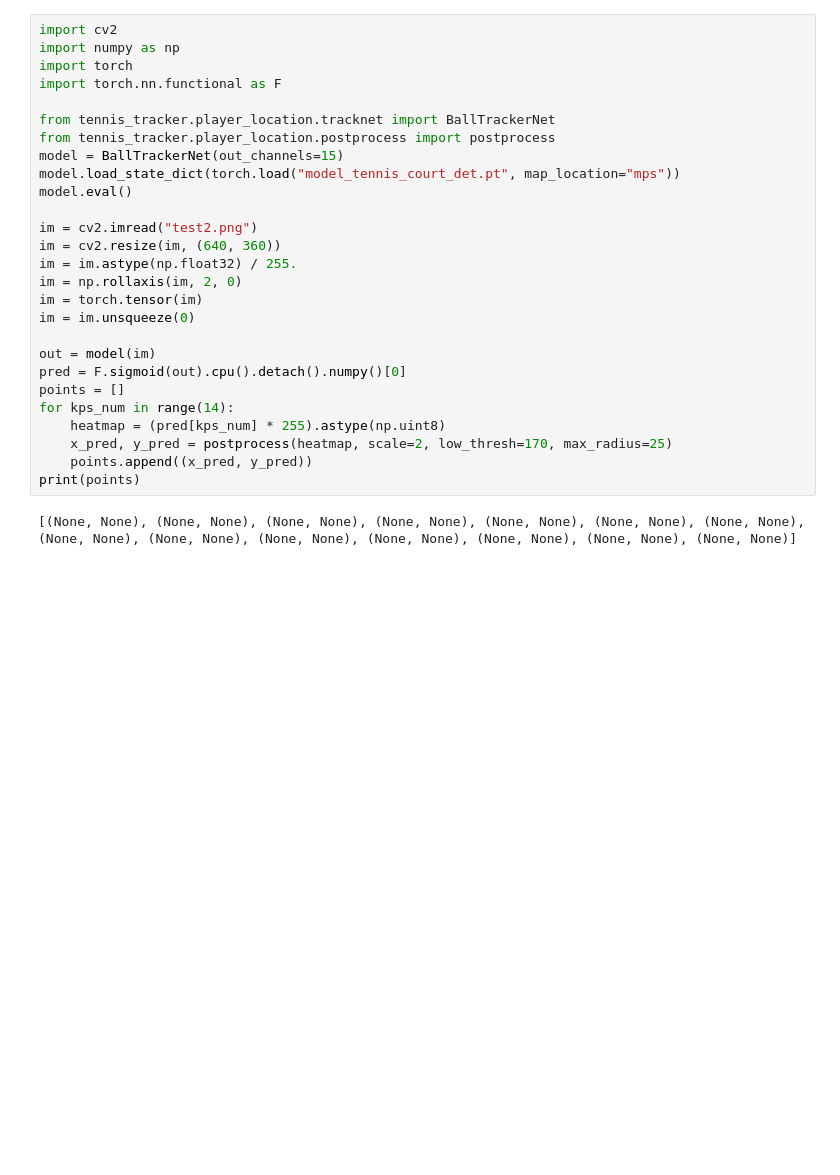
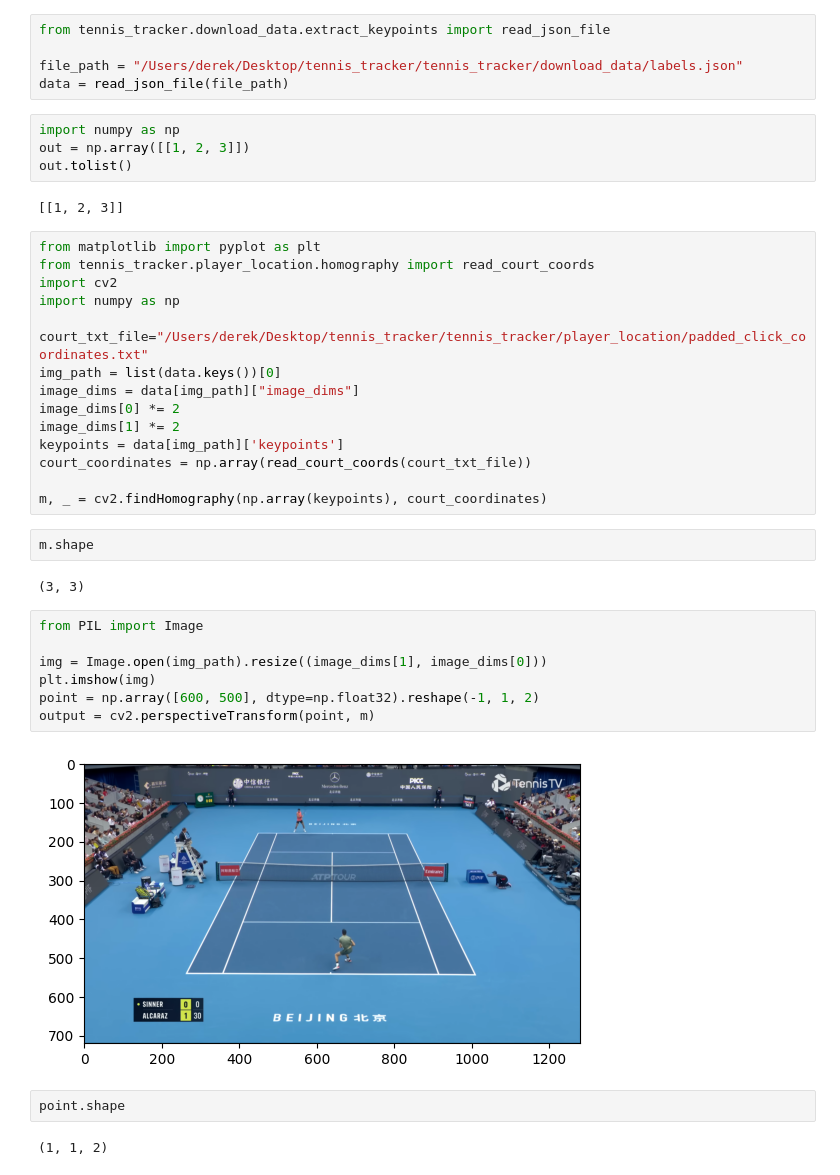
Before and after one commit to dcaustin33/tennis_tracker, a Jupyter notebook: tennis_tracker/player_location/test.ipynb, the cells around one changed output. Drawn from its saved outputs; the diff is of its cells as text; blank space fills up the shorter version.

```diff
--- a/tennis_tracker/player_location/test.ipynb
+++ b/tennis_tracker/player_location/test.ipynb
@@ -1,29 +1,43 @@
-# %%
-import cv2
-import numpy as np
-import torch
-import torch.nn.functional as F
-
-from tennis_tracker.player_location.tracknet import BallTrackerNet
-from tennis_tracker.player_location.postprocess import postprocess
-model = BallTrackerNet(out_channels=15)
-model.load_state_dict(torch.load("model_tennis_court_det.pt", map_location="mps"))
-model.eval()
-
-im = cv2.imread("test2.png")
-im = cv2.resize(im, (640, 360))
-im = im.astype(np.float32) / 255.
-im = np.rollaxis(im, 2, 0)
-im = torch.tensor(im)
-im = im.unsqueeze(0)
-
-out = model(im)
-pred = F.sigmoid(out).cpu().detach().numpy()[0]
-points = []
-for kps_num in range(14):
-    heatmap = (pred[kps_num] * 255).astype(np.uint8)
-    x_pred, y_pred = postprocess(heatmap, scale=2, low_thresh=170, max_radius=25)
-    points.append((x_pred, y_pred))
-print(points)
-# %% [output]
-[(None, None), (None, None), (None, None), (None, None), (None, None), (None, None), (None, None), (None, None), (None, None), (None, None), (None, None), (None, None), (None, None), (None, None)]
+# %%
+from tennis_tracker.download_data.extract_keypoints import read_json_file
+
+file_path = "/Users/derek/Desktop/tennis_tracker/tennis_tracker/download_data/labels.json"
+data = read_json_file(file_path)
+# %%
+import numpy as np
+out = np.array([[1, 2, 3]])
+out.tolist()
+# %% [output]
+[[1, 2, 3]]
+# %%
+from matplotlib import pyplot as plt
+from tennis_tracker.player_location.homography import read_court_coords
+import cv2
+import numpy as np
+
+court_txt_file="/Users/derek/Desktop/tennis_tracker/tennis_tracker/player_location/padded_click_coordinates.txt"
+img_path = list(data.keys())[0]
+image_dims = data[img_path]["image_dims"]
+image_dims[0] *= 2
+image_dims[1] *= 2
+keypoints = data[img_path]['keypoints']
+court_coordinates = np.array(read_court_coords(court_txt_file))
+
+m, _ = cv2.findHomography(np.array(keypoints), court_coordinates)
+# %%
+m.shape
+# %% [output]
+(3, 3)
+# %%
+from PIL import Image
+
+img = Image.open(img_path).resize((image_dims[1], image_dims[0]))
+plt.imshow(img)
+point = np.array([600, 500], dtype=np.float32).reshape(-1, 1, 2)
+output = cv2.perspectiveTransform(point, m)
+# %% [output]
+[figure, added]
+# %%
+point.shape
+# %% [output]
+(1, 1, 2)
```
Also changed, not shown: parts of 2 cells of this notebook, 13 other files.
